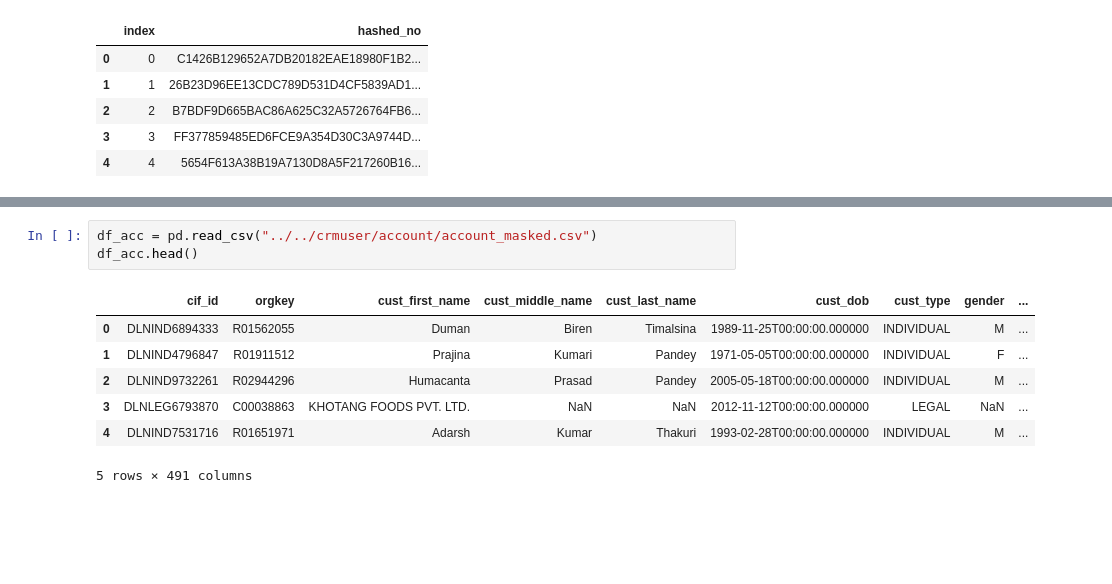
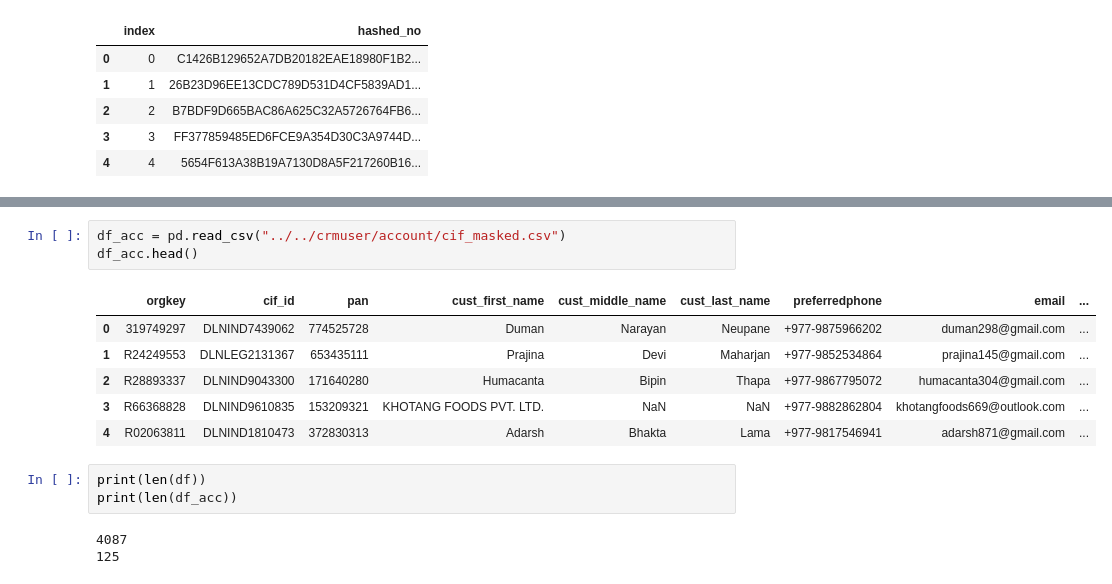
Before and after one commit to dlytica-gcp/masked_original, a Jupyter notebook: tbaadm/general_acct_mast_table/general_acct_mast_table.ipynb, the cells around one changed output, grey strips where cells are left out. Drawn from its saved outputs; the diff is of its cells as text; blank space fills up the shorter version.

```diff
--- a/tbaadm/general_acct_mast_table/general_acct_mast_table.ipynb
+++ b/tbaadm/general_acct_mast_table/general_acct_mast_table.ipynb
@@ -128,15 +126,20 @@ df.head()
 5 rows × 189 columns
 # %%
-df_acc = pd.read_csv("../../crmuser/account/account_masked.csv")
+df_acc = pd.read_csv("../../crmuser/account/cif_masked.csv")
 df_acc.head()
 # %% [output]
-|  | cif_id | orgkey | cust_first_name | cust_middle_name | cust_last_name | cust_dob | cust_type | gender | ... |
-| 0 | DLNIND6894333 | R01562055 | Duman | Biren | Timalsina | 1989-11-25T00:00:00.000000 | INDIVIDUAL | M | ... |
-| 1 | DLNIND4796847 | R01911512 | Prajina | Kumari | Pandey | 1971-05-05T00:00:00.000000 | INDIVIDUAL | F | ... |
-| 2 | DLNIND9732261 | R02944296 | Humacanta | Prasad | Pandey | 2005-05-18T00:00:00.000000 | INDIVIDUAL | M | ... |
-| 3 | DLNLEG6793870 | C00038863 | KHOTANG FOODS PVT. LTD. | NaN | NaN | 2012-11-12T00:00:00.000000 | LEGAL | NaN | ... |
-| 4 | DLNIND7531716 | R01651971 | Adarsh | Kumar | Thakuri | 1993-02-28T00:00:00.000000 | INDIVIDUAL | M | ... |
+|  | orgkey | cif_id | pan | cust_first_name | cust_middle_name | cust_last_name | preferredphone | email | ... |
+| 0 | 319749297 | DLNIND7439062 | 774525728 | Duman | Narayan | Neupane | +977-9875966202 | duman298@gmail.com | ... |
+| 1 | R24249553 | DLNLEG2131367 | 653435111 | Prajina | Devi | Maharjan | +977-9852534864 | prajina145@gmail.com | ... |
+| 2 | R28893337 | DLNIND9043300 | 171640280 | Humacanta | Bipin | Thapa | +977-9867795072 | humacanta304@gmail.com | ... |
+| 3 | R66368828 | DLNIND9610835 | 153209321 | KHOTANG FOODS PVT. LTD. | NaN | NaN | +977-9882862804 | khotangfoods669@outlook.com | ... |
+| 4 | R02063811 | DLNIND1810473 | 372830313 | Adarsh | Bhakta | Lama | +977-9817546941 | adarsh871@gmail.com | ... |
-5 rows × 491 columns
+# %%
+print(len(df))
+print(len(df_acc))
+# %% [output]
+4087
+125
 # %%
 result_df = pd.merge(df, df_acc, how='left', left_on="cif_id",right_on="orgkey",suffixes=('_p', '_a'))
 result_df.head(8)
```
Also changed, not shown: parts of 18 cells of this notebook, 18 other files.
